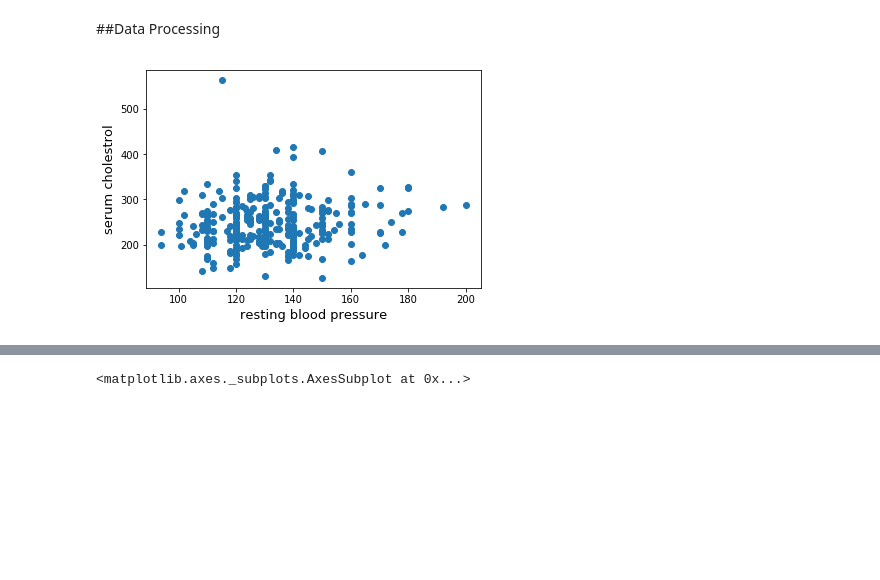
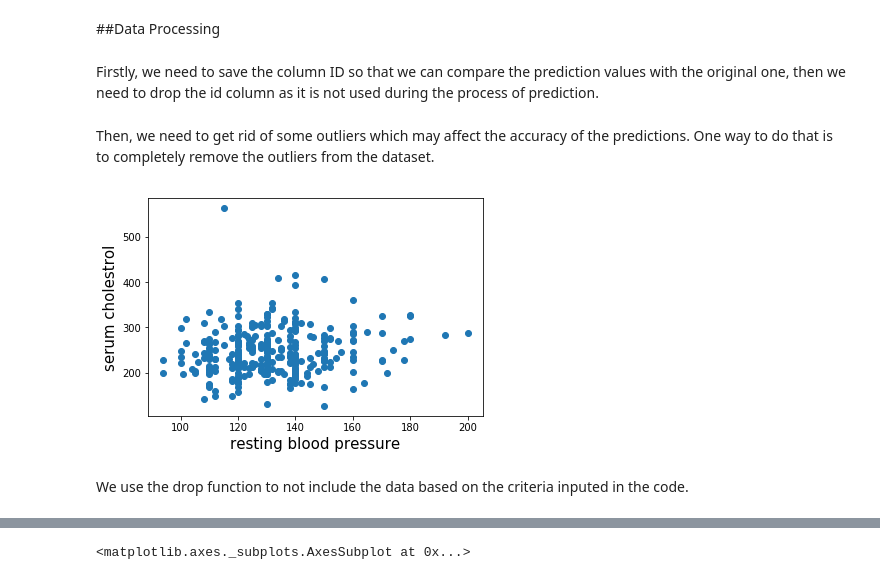
Before and after one commit to louispranata/UTS_ML2019_12741423, a Jupyter notebook: Assignment_2.ipynb, the cells around one changed output, grey strips where cells are left out. Drawn from its saved outputs; the diff is of its cells as text; code cells hidden in the pictures; blank space fills up the shorter version.

```diff
--- a/Assignment_2.ipynb
+++ b/Assignment_2.ipynb
@@ -103,13 +102,24 @@ The test data has a size of (303, 13)
 # %% [markdown]
 ##Data Processing
+# %% [markdown]
+Firstly, we need to save the column ID so that we can compare the prediction values with the original one, then we need to drop the id column as it is not used during the process of prediction.
+# %%
+train_ID = train['id']
+test_ID = test['id']
+train.drop("id", axis = 1, inplace = True)
+test.drop("id", axis = 1, inplace = True)
+# %% [markdown]
+Then, we need to get rid of some outliers which may affect the accuracy of the predictions. One way to do that is to completely remove the outliers from the dataset.
 # %%
 fig, ax = plt.subplots()
 ax.scatter(x = train['trestbps'], y = train['chol'])
-plt.xlabel('resting blood pressure', fontsize=13)
-plt.ylabel('serum cholestrol', fontsize=13)
+plt.xlabel('resting blood pressure', fontsize=15)
+plt.ylabel('serum cholestrol', fontsize=15)
 plt.show()
 # %% [output]
-[figure, old version]
+[figure, new version]
+# %% [markdown]
+We use the drop function to not include the data based on the criteria inputed in the code.
 # %%
 train = train.drop(train[(train['trestbps']>160)
                          &
```
Also changed, not shown: parts of 67 cells of this notebook.
